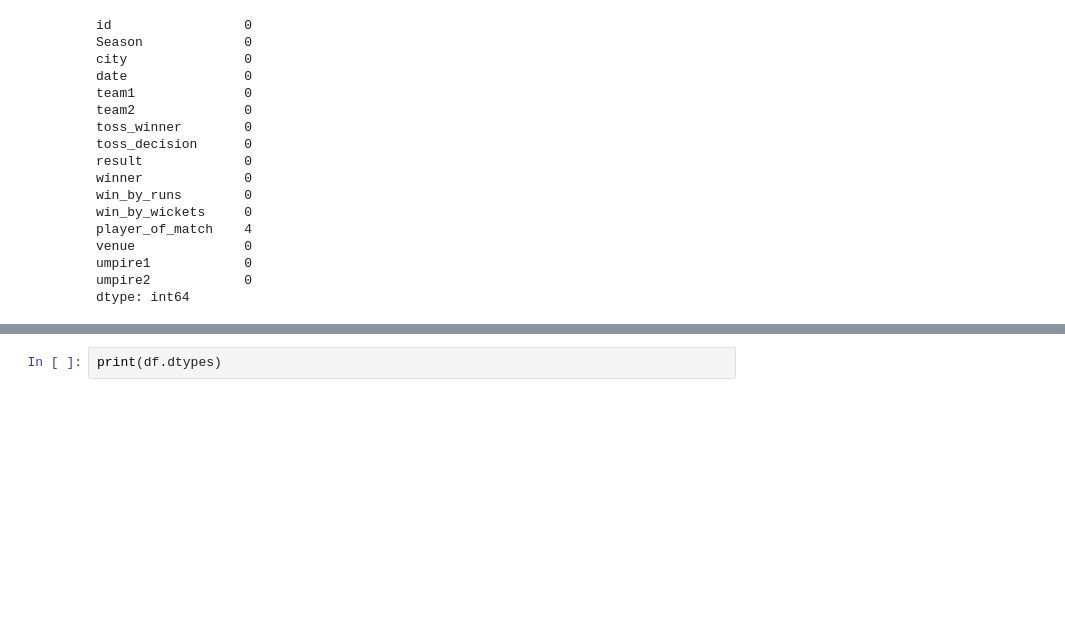
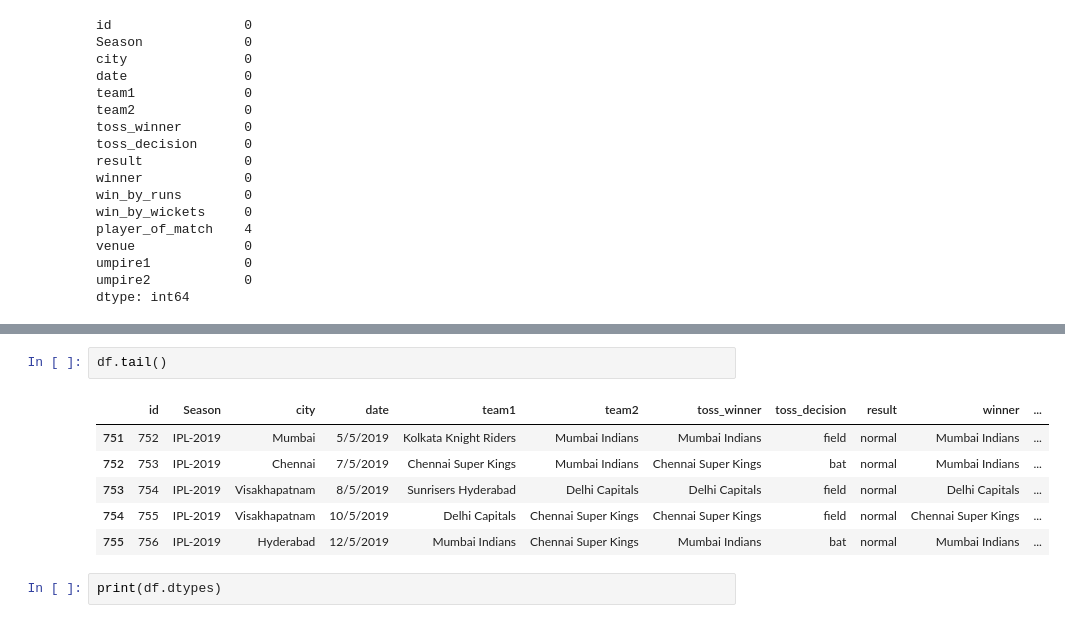
Before and after one commit to lukhi-laksh/Collage, a Jupyter notebook: Sem-1/Data Science/Project-1/Project_1.ipynb, the cells around one changed output, grey strips where cells are left out. Saved outputs shown, nothing was run; the diff lists cells and outputs as text; blank space fills up the shorter version.

```diff
--- a/Sem-1/Data Science/Project-1/Project_1.ipynb
+++ b/Sem-1/Data Science/Project-1/Project_1.ipynb
@@ -64,3 +74,12 @@ dtype: int64
+# %%
+df.tail()
+# %% [output]
+|  | id | Season | city | date | team1 | team2 | toss_winner | toss_decision | result | winner | ... |
+| 751 | 752 | IPL-2019 | Mumbai | 5/5/2019 | Kolkata Knight Riders | Mumbai Indians | Mumbai Indians | field | normal | Mumbai Indians | ... |
+| 752 | 753 | IPL-2019 | Chennai | 7/5/2019 | Chennai Super Kings | Mumbai Indians | Chennai Super Kings | bat | normal | Mumbai Indians | ... |
+| 753 | 754 | IPL-2019 | Visakhapatnam | 8/5/2019 | Sunrisers Hyderabad | Delhi Capitals | Delhi Capitals | field | normal | Delhi Capitals | ... |
+| 754 | 755 | IPL-2019 | Visakhapatnam | 10/5/2019 | Delhi Capitals | Chennai Super Kings | Chennai Super Kings | field | normal | Chennai Super Kings | ... |
+| 755 | 756 | IPL-2019 | Hyderabad | 12/5/2019 | Mumbai Indians | Chennai Super Kings | Mumbai Indians | bat | normal | Mumbai Indians | ... |
 # %%
 print(df.dtypes)
 # %% [output]
```
Also changed, not shown: parts of 2 cells of this notebook.
